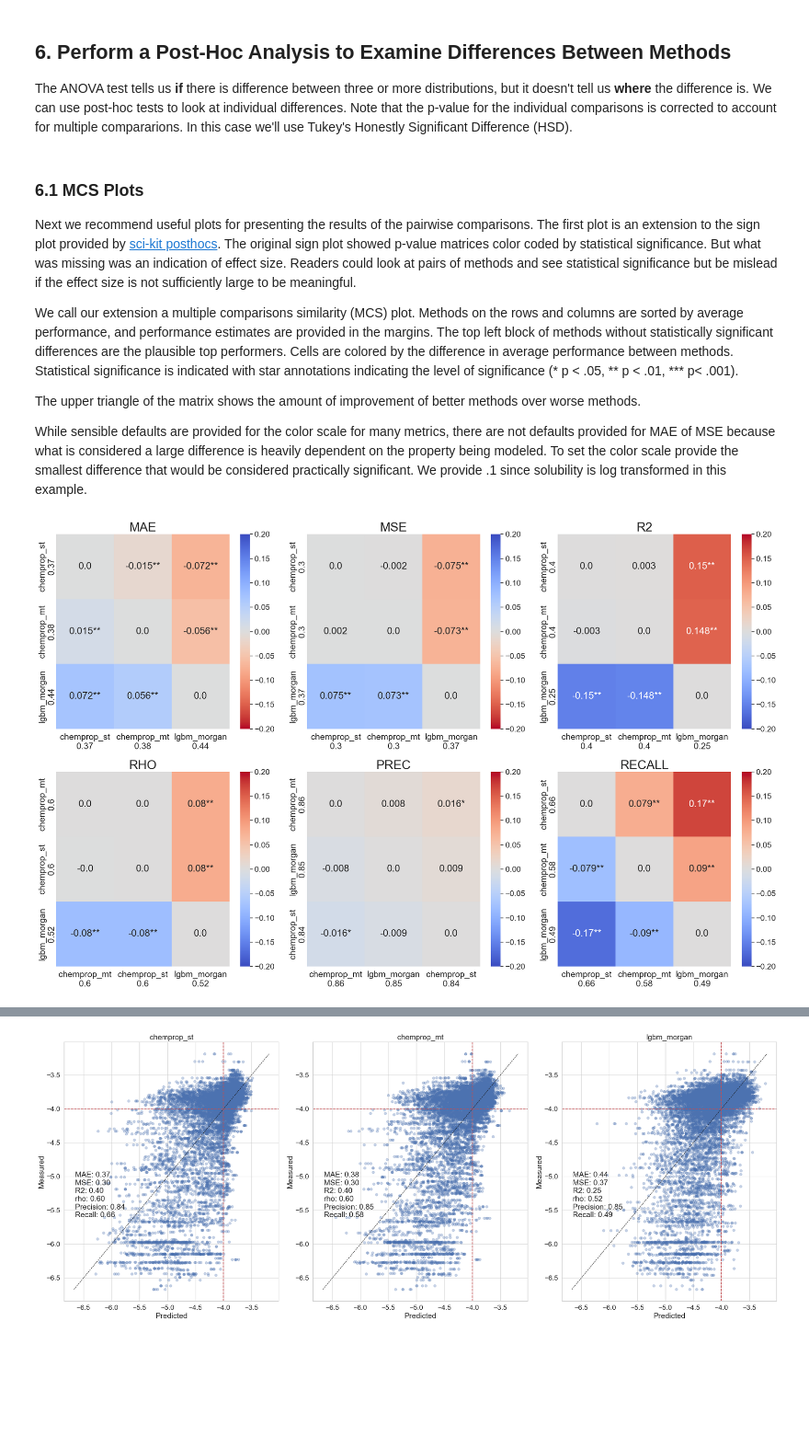
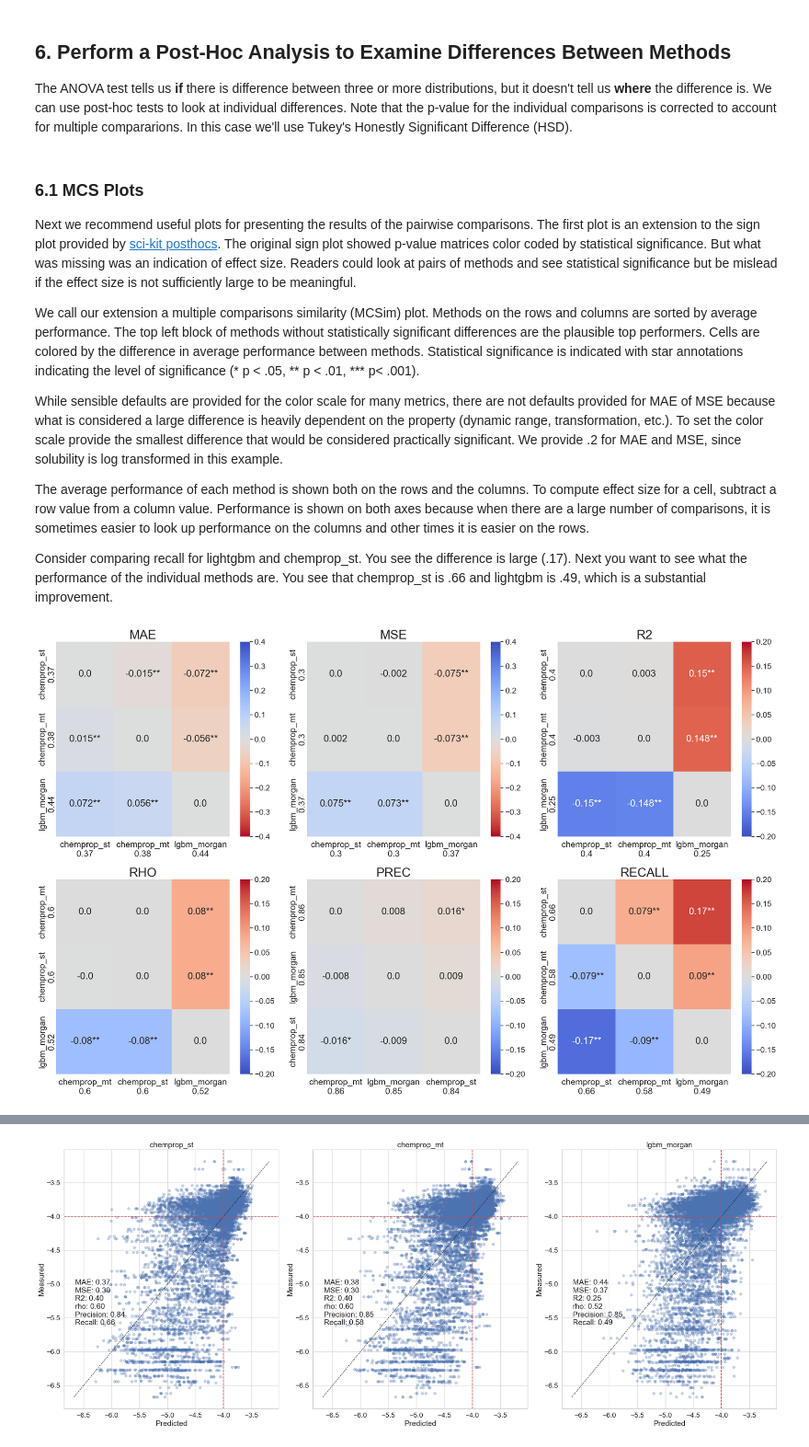
Before and after one commit to polaris-hub/polaris-method-comparison, a Jupyter notebook: ADME_example/ML_Regression_Comparison.ipynb, the cells around one changed output, grey strips where cells are left out. Shown at 92% size. Cells and saved outputs as stored; diff of their text form; code cells hidden in the pictures; blank space fills up the shorter version.

```diff
--- a/ADME_example/ML_Regression_Comparison.ipynb
+++ b/ADME_example/ML_Regression_Comparison.ipynb
@@ -148,27 +148,24 @@ make_boxplots_parametric(df_scaffold_split, metric_ls)
 
 Next we recommend useful plots for presenting the results of the pairwise comparisons. The first plot is an extension to the sign plot provided by [sci-kit posthocs](https://scikit-posthocs.readthedocs.io/en/latest/). The original sign plot showed p-value matrices color coded by statistical significance. But what was missing was an indication of effect size. Readers could look at pairs of methods and see statistical significance but be mislead if the effect size is not sufficiently large to be meaningful.
 
-We call our extension a multiple comparisons similarity (MCS) plot.  Methods on the rows and columns are sorted by average performance, and performance estimates are provided in the margins. The top left block of methods without statistically significant differences are the plausible top performers. Cells are colored by the difference in average performance between methods. Statistical significance is indicated with star annotations indicating the level of significance (* p < .05, ** p < .01, *** p< .001).
+We call our extension a multiple comparisons similarity (MCSim) plot.  Methods on the rows and columns are sorted by average performance. The top left block of methods without statistically significant differences are the plausible top performers. Cells are colored by the difference in average performance between methods. Statistical significance is indicated with star annotations indicating the level of significance (* p < .05, ** p < .01, *** p< .001).
 
-The upper triangle of the matrix shows the amount of improvement of better methods over worse methods.
+While sensible defaults are provided for the color scale for many metrics, there are not defaults provided for MAE of MSE because what is considered a large difference is heavily dependent on the property (dynamic range, transformation, etc.). To set the color scale provide the smallest difference that would be considered practically significant.  We provide .2 for MAE and MSE, since solubility is log transformed in this example.
 
-While sensible defaults are provided for the color scale for many metrics, there are not defaults provided for MAE of MSE because what is considered a large difference is heavily dependent on the property being modeled. To set the color scale provide the smallest difference that would be considered practically significant.  We provide .1 since solubility is log transformed in this example.
+The average performance of each method is shown both on the rows and the columns. To compute effect size for a cell, subtract a row value from a column value. Performance is shown on both axes because when there are a large number of comparisons, it is sometimes easier to look up performance on the columns and other times it is easier on the rows.
+
+Consider comparing recall for lightgbm and chemprop_st. You see the difference is large (.17). Next you want to see what the performance of the individual methods are. You see that chemprop_st is .66 and lightgbm is .49, which is a substantial improvement.
 
 <!-- One should pay careful attention to the color scale used for MCS plots. The default is to use the min and max of effect size for the color scale. If all differences between methods are small, this color scale can make small differences appear larger than they actually are. If the range of the color scale is too small, a simple fix is to expand the range to cover the smallest difference that would be considered practically significant.  -->
 
 <!-- In the example, the smallest meaningful difference for precision was 10%, so the range of the color scale was expanded to range between -.1 and .1. -->
 # %%
-# direction_dict = {'r2': 'maximize', 'rho': 'maximize', 'prec': 'maximize',
-#                    'recall': 'maximize', 'mae': 'minimize', 'mse': 'minimize'}
-# effect_dict = {'r2': .1, 'rho': .1, 'prec': .1, 'recall': .1, 'mae': .1, 'mse': .1}
+effect_dict = {'mae': .2, 'mse': .2}
 
-direction_dict = {}
-effect_dict = {'mae': .1, 'mse': .1}
-
-make_mcs_plot_grid(df_scaffold_split, metric_ls, group_col="method", direction_dict=direction_dict, effect_dict=effect_dict,
+make_mcs_plot_grid(df_scaffold_split, metric_ls, group_col="method", effect_dict=effect_dict,
                    figsize=(22, 14), cell_text_size=20, axis_text_size=18, title_text_size=26, show_diff=True, sort_axes=True)
 # %% [output]
-[figure, old version]
+[figure, new version]
 # %% [markdown]
 ### 6.2 Examine if performance differences are actually meaningful by looking at a scatterplot
 
```
Also changed, not shown: parts of 3 cells of this notebook.
